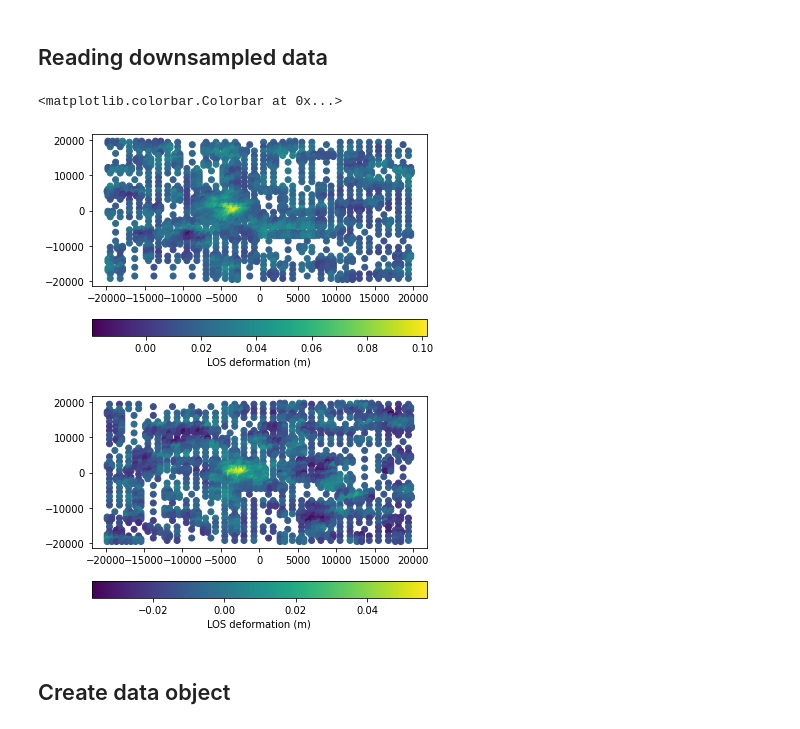
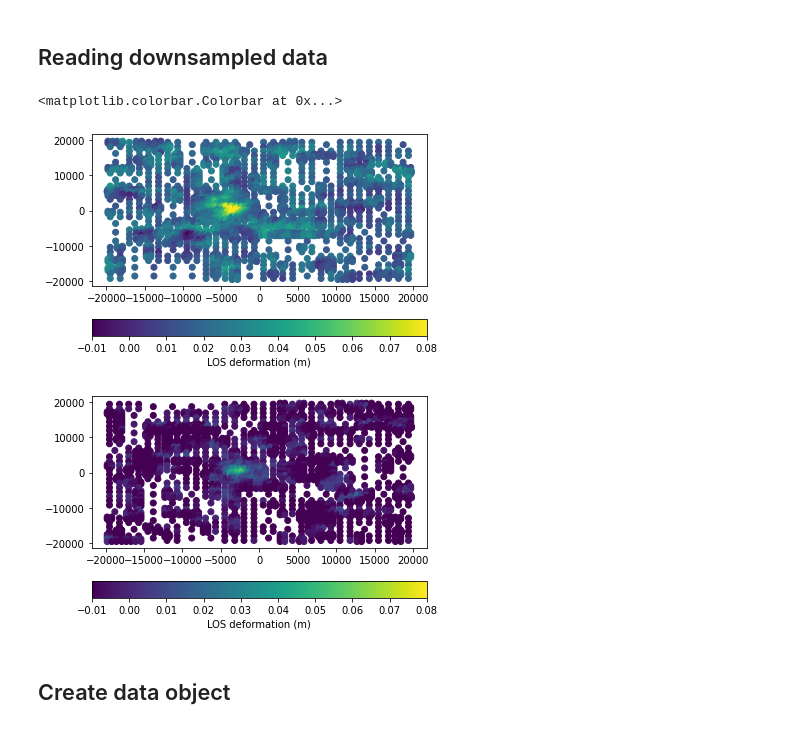
Before and after one commit to uafgeotools/vmod, a Jupyter notebook: dvd_insar_high_off.ipynb, the cells around one changed output. Cells and saved outputs as stored; diff of their text form; code cells hidden in the pictures.

```diff
--- a/dvd_insar_high_off.ipynb
+++ b/dvd_insar_high_off.ipynb
@@ -62,20 +62,20 @@ util.quadtree_var(losd,azsd,incsd,extent=[-20000,20000,-20000,20000],th=np.nanva
 # %%
 import numpy as np
 
-xsa,ysa,azsa,lksa,losa,elosa,refa=util.read_insar_csv('examples/dvd/insar/asc_high.txt')
-xsd,ysd,azsd,lksd,losd,elosd,refd=util.read_insar_csv('examples/dvd/insar/des_high.txt')
+xsa,ysa,azsa,lksa,losa,elosa,refa=util.read_insar_csv('examples/dvd/insar/asc_high.txt',cref=False)
+xsd,ysd,azsd,lksd,losd,elosd,refd=util.read_insar_csv('examples/dvd/insar/des_high.txt',cref=False)
 
 plt.figure()
-plt.scatter(xsa,ysa,c=losa)
+plt.scatter(xsa,ysa,c=losa,vmin=-0.01,vmax=0.08)
 plt.colorbar(label='LOS deformation (m)',orientation='horizontal')
 
 plt.figure()
-plt.scatter(xsd,ysd,c=losd)
+plt.scatter(xsd,ysd,c=losd,vmin=-0.01,vmax=0.08)
 plt.colorbar(label='LOS deformation (m)',orientation='horizontal')
 # %% [output]
 <matplotlib.colorbar.Colorbar at 0x...>
-[figure, old version]
+[figure, new version]
-[figure, old version]
+[figure, new version]
 # %% [markdown]
 ## Create data object
 # %%
```
Also changed, not shown: parts of 8 cells of this notebook, 12 other files.
